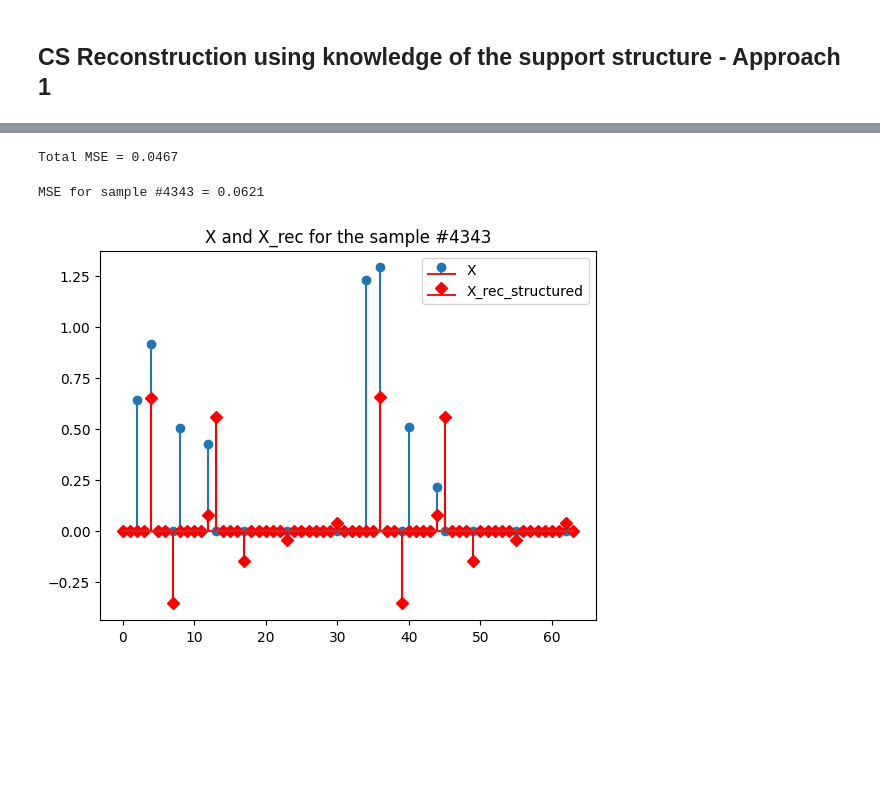
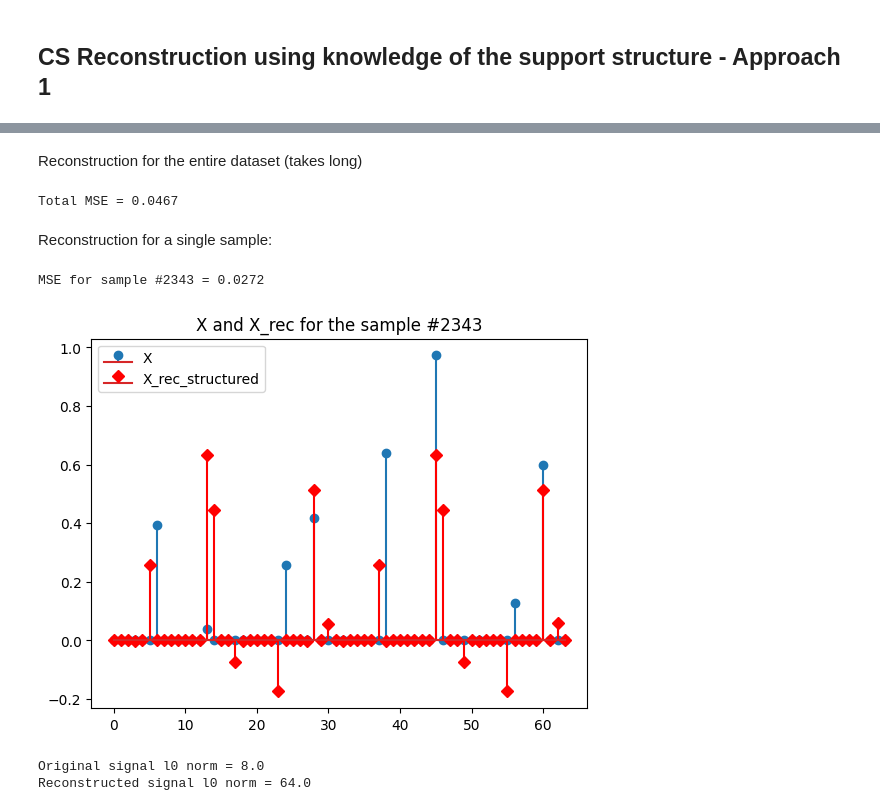
Before and after one commit to nikosfoto/structured-sparse-recovery, a Jupyter notebook: structured_sparsity.ipynb, the cells around one changed output, grey strips where cells are left out. Saved outputs shown, nothing was run; the diff lists cells and outputs as text; code cells hidden in the pictures; blank space fills up the shorter version.

```diff
--- a/structured_sparsity.ipynb
+++ b/structured_sparsity.ipynb
@@ -147,6 +143,8 @@ X.shape, Y.shape, A.shape
 #     items = [Y[:,i] for i in range(Y.shape[1])]
 #     for i, result in enumerate(pool.starmap(recover_signal, items)):
 #         X_rec_structured[:,i] = result
+# %% [markdown]
+Reconstruction for the entire dataset (takes long)
 # %%
 start_time = time.time()
 
@@ -160,19 +158,27 @@ MSE = mean_squared_error(X_rec_structured, X)
 print(f'Total MSE = {MSE:.4f}')
 # %% [output]
 Total MSE = 0.0467
+# %% [markdown]
+Reconstruction for a single sample:
 # %%
-sample_nr = 4343
-mse_sample = mean_squared_error(X_rec_structured[:,sample_nr], X[:,sample_nr])
-# X_rec_structured_sample = recover_structured_sparse_signal_with_regularization(A, Y[:,sample_nr], K, alpha=0.1)
-mse_sample = mean_squared_error(X_rec_structured[:,sample_nr], X[:,sample_nr])
+sample_nr = 2343
+X_rec_structured_sample = recover_structured_sparse_signal_with_regularization(A, Y[:,sample_nr], alpha=0.1)
+# X_rec_structured_sample = X_rec_structured[:,sample_nr]
+
+mse_sample = mean_squared_error(X_rec_structured_sample, X[:,sample_nr])
 print(f"MSE for sample #{sample_nr} = {mse_sample:.4f}")
 plt.figure()
 plt.title(f"X and X_rec for the sample #{sample_nr}")
 plt.stem(X[:,sample_nr])
-plt.stem(X_rec_structured[:,sample_nr], linefmt='red', markerfmt='D')
-# plt.stem(X_rec_structured_sample, linefmt='red', markerfmt='D')
+plt.stem(X_rec_structured_sample, linefmt='red', markerfmt='D')
 plt.legend(("X","X_rec_structured"))
 plt.show()
 # %% [output]
-MSE for sample #4343 = 0.0621
+MSE for sample #2343 = 0.0272
-[figure, old version]
+[figure, new version]
+# %%
+print(f"Original signal l0 norm = {np.linalg.norm(X[:,sample_nr], ord=0)}")
+print(f"Reconstructed signal l0 norm = {np.linalg.norm(X_rec_structured_sample, ord=0)}")
+# %% [output]
+Original signal l0 norm = 8.0
+Reconstructed signal l0 norm = 64.0
```
Also changed, not shown: parts of 3 cells of this notebook, 1 other file.
